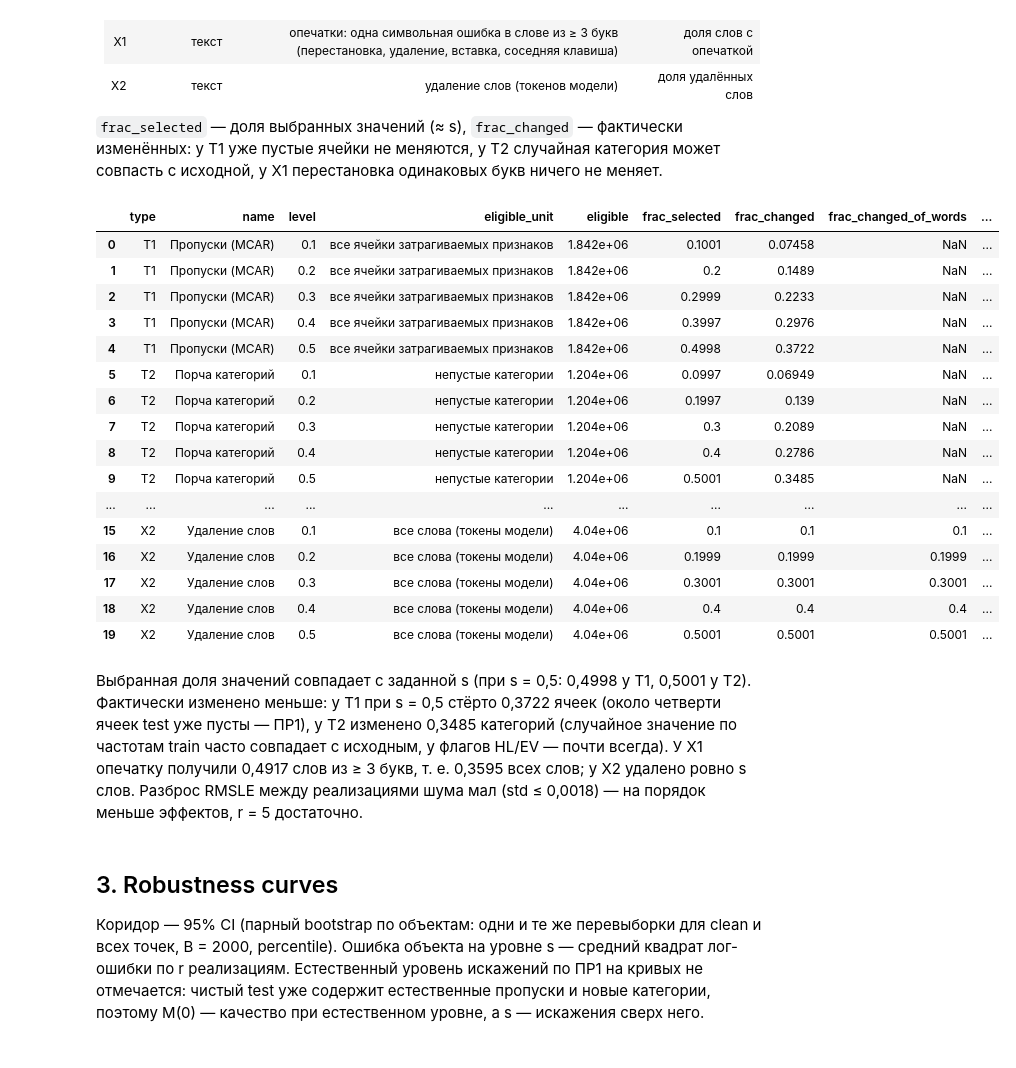
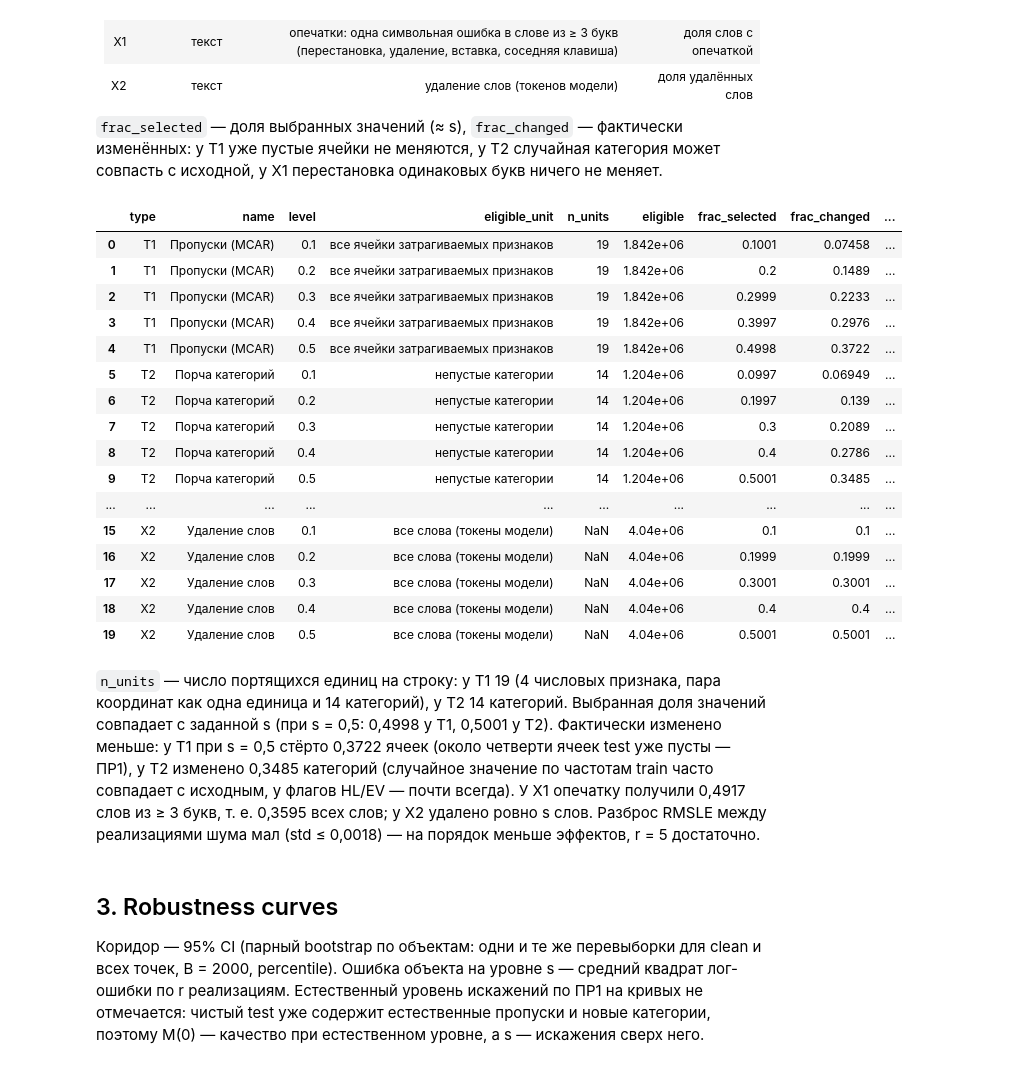
Before and after one commit to DeaDog911/ai-security, a Jupyter notebook: notebooks/pr2_noise.ipynb, the cells around one changed output. Saved outputs shown, nothing was run; the diff lists cells and outputs as text; code cells hidden in the pictures.

```diff
--- a/notebooks/pr2_noise.ipynb
+++ b/notebooks/pr2_noise.ipynb
@@ -64,26 +64,27 @@ show("baseline");
 `frac_selected` — доля выбранных значений (≈ s), `frac_changed` — фактически изменённых: у T1 уже пустые ячейки не меняются,
 у T2 случайная категория может совпасть с исходной, у X1 перестановка одинаковых букв ничего не меняет.
 # %%
-show("noise_grid", ["type", "name", "level", "eligible_unit", "eligible", "frac_selected", "frac_changed", "frac_changed_of_words", "rmsle_real_min", "rmsle_real_max", "rmsle_real_std"]);
+show("noise_grid", ["type", "name", "level", "eligible_unit", "n_units", "eligible", "frac_selected", "frac_changed", "frac_changed_of_words", "rmsle_real_min", "rmsle_real_max", "rmsle_real_std"]);
 # %% [output]
-|  | type | name | level | eligible_unit | eligible | frac_selected | frac_changed | frac_changed_of_words | ... |
-| 0 | T1 | Пропуски (MCAR) | 0.1 | все ячейки затрагиваемых признаков | 1.842e+06 | 0.1001 | 0.07458 | NaN | ... |
-| 1 | T1 | Пропуски (MCAR) | 0.2 | все ячейки затрагиваемых признаков | 1.842e+06 | 0.2 | 0.1489 | NaN | ... |
-| 2 | T1 | Пропуски (MCAR) | 0.3 | все ячейки затрагиваемых признаков | 1.842e+06 | 0.2999 | 0.2233 | NaN | ... |
-| 3 | T1 | Пропуски (MCAR) | 0.4 | все ячейки затрагиваемых признаков | 1.842e+06 | 0.3997 | 0.2976 | NaN | ... |
-| 4 | T1 | Пропуски (MCAR) | 0.5 | все ячейки затрагиваемых признаков | 1.842e+06 | 0.4998 | 0.3722 | NaN | ... |
-| 5 | T2 | Порча категорий | 0.1 | непустые категории | 1.204e+06 | 0.0997 | 0.06949 | NaN | ... |
-| 6 | T2 | Порча категорий | 0.2 | непустые категории | 1.204e+06 | 0.1997 | 0.139 | NaN | ... |
-| 7 | T2 | Порча категорий | 0.3 | непустые категории | 1.204e+06 | 0.3 | 0.2089 | NaN | ... |
-| 8 | T2 | Порча категорий | 0.4 | непустые категории | 1.204e+06 | 0.4 | 0.2786 | NaN | ... |
-| 9 | T2 | Порча категорий | 0.5 | непустые категории | 1.204e+06 | 0.5001 | 0.3485 | NaN | ... |
+|  | type | name | level | eligible_unit | n_units | eligible | frac_selected | frac_changed | ... |
+| 0 | T1 | Пропуски (MCAR) | 0.1 | все ячейки затрагиваемых признаков | 19 | 1.842e+06 | 0.1001 | 0.07458 | ... |
+| 1 | T1 | Пропуски (MCAR) | 0.2 | все ячейки затрагиваемых признаков | 19 | 1.842e+06 | 0.2 | 0.1489 | ... |
+| 2 | T1 | Пропуски (MCAR) | 0.3 | все ячейки затрагиваемых признаков | 19 | 1.842e+06 | 0.2999 | 0.2233 | ... |
+| 3 | T1 | Пропуски (MCAR) | 0.4 | все ячейки затрагиваемых признаков | 19 | 1.842e+06 | 0.3997 | 0.2976 | ... |
+| 4 | T1 | Пропуски (MCAR) | 0.5 | все ячейки затрагиваемых признаков | 19 | 1.842e+06 | 0.4998 | 0.3722 | ... |
+| 5 | T2 | Порча категорий | 0.1 | непустые категории | 14 | 1.204e+06 | 0.0997 | 0.06949 | ... |
+| 6 | T2 | Порча категорий | 0.2 | непустые категории | 14 | 1.204e+06 | 0.1997 | 0.139 | ... |
+| 7 | T2 | Порча категорий | 0.3 | непустые категории | 14 | 1.204e+06 | 0.3 | 0.2089 | ... |
+| 8 | T2 | Порча категорий | 0.4 | непустые категории | 14 | 1.204e+06 | 0.4 | 0.2786 | ... |
+| 9 | T2 | Порча категорий | 0.5 | непустые категории | 14 | 1.204e+06 | 0.5001 | 0.3485 | ... |
 | ... | ... | ... | ... | ... | ... | ... | ... | ... | ... |
-| 15 | X2 | Удаление слов | 0.1 | все слова (токены модели) | 4.04e+06 | 0.1 | 0.1 | 0.1 | ... |
-| 16 | X2 | Удаление слов | 0.2 | все слова (токены модели) | 4.04e+06 | 0.1999 | 0.1999 | 0.1999 | ... |
-| 17 | X2 | Удаление слов | 0.3 | все слова (токены модели) | 4.04e+06 | 0.3001 | 0.3001 | 0.3001 | ... |
-| 18 | X2 | Удаление слов | 0.4 | все слова (токены модели) | 4.04e+06 | 0.4 | 0.4 | 0.4 | ... |
-| 19 | X2 | Удаление слов | 0.5 | все слова (токены модели) | 4.04e+06 | 0.5001 | 0.5001 | 0.5001 | ... |
+| 15 | X2 | Удаление слов | 0.1 | все слова (токены модели) | NaN | 4.04e+06 | 0.1 | 0.1 | ... |
+| 16 | X2 | Удаление слов | 0.2 | все слова (токены модели) | NaN | 4.04e+06 | 0.1999 | 0.1999 | ... |
+| 17 | X2 | Удаление слов | 0.3 | все слова (токены модели) | NaN | 4.04e+06 | 0.3001 | 0.3001 | ... |
+| 18 | X2 | Удаление слов | 0.4 | все слова (токены модели) | NaN | 4.04e+06 | 0.4 | 0.4 | ... |
+| 19 | X2 | Удаление слов | 0.5 | все слова (токены модели) | NaN | 4.04e+06 | 0.5001 | 0.5001 | ... |
 # %% [markdown]
+`n_units` — число портящихся единиц на строку: у T1 19 (4 числовых признака, пара координат как одна единица и 14 категорий), у T2 14 категорий.
 Выбранная доля значений совпадает с заданной s (при s = 0,5: 0,4998 у T1, 0,5001 у T2). Фактически изменено меньше:
 у T1 при s = 0,5 стёрто 0,3722 ячеек (около четверти ячеек test уже пусты — ПР1), у T2 изменено 0,3485 категорий
 (случайное значение по частотам train часто совпадает с исходным, у флагов HL/EV — почти всегда).
```
Also changed, not shown: parts of 8 cells of this notebook, 19 other files.
